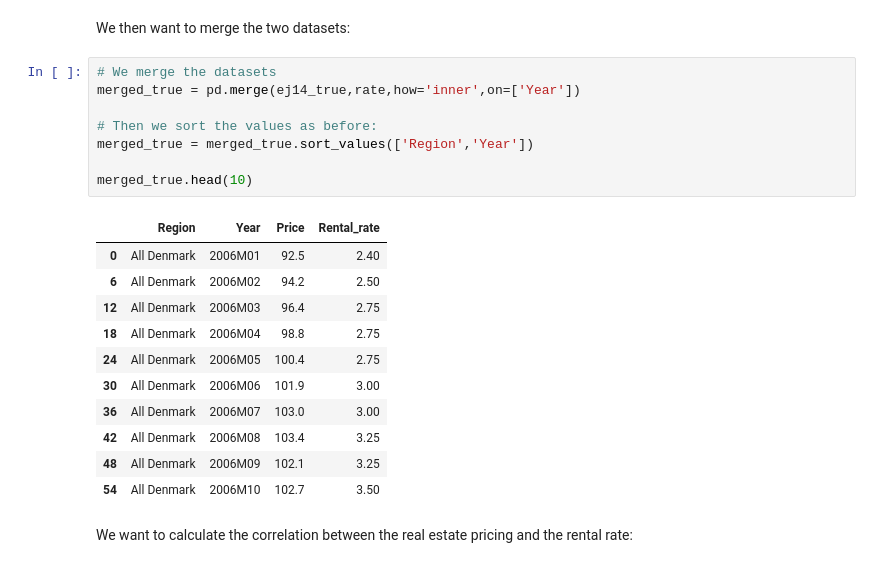
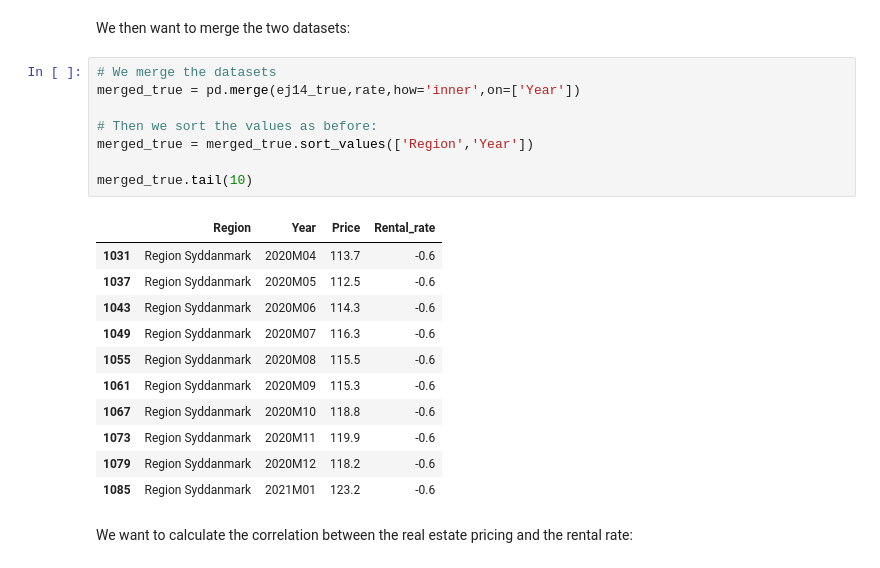
Before and after one commit to Frederikbr622/My-repository, a Jupyter notebook: Data-project.ipynb, the cells around one changed output. Cells and saved outputs as stored; diff of their text form.

```diff
--- a/Data-project.ipynb
+++ b/Data-project.ipynb
@@ -173,23 +175,23 @@ We then want to merge the two datasets:
 # %%
 # We merge the datasets
 merged_true = pd.merge(ej14_true,rate,how='inner',on=['Year'])
 
 # Then we sort the values as before:
 merged_true = merged_true.sort_values(['Region','Year'])
 
-merged_true.head(10)
+merged_true.tail(10)
 # %% [output]
 |  | Region | Year | Price | Rental_rate |
-| 0 | All Denmark | 2006M01 | 92.5 | 2.40 |
-| 6 | All Denmark | 2006M02 | 94.2 | 2.50 |
-| 12 | All Denmark | 2006M03 | 96.4 | 2.75 |
-| 18 | All Denmark | 2006M04 | 98.8 | 2.75 |
-| 24 | All Denmark | 2006M05 | 100.4 | 2.75 |
-| 30 | All Denmark | 2006M06 | 101.9 | 3.00 |
-| 36 | All Denmark | 2006M07 | 103.0 | 3.00 |
-| 42 | All Denmark | 2006M08 | 103.4 | 3.25 |
-| 48 | All Denmark | 2006M09 | 102.1 | 3.25 |
-| 54 | All Denmark | 2006M10 | 102.7 | 3.50 |
+| 1031 | Region Syddanmark | 2020M04 | 113.7 | -0.6 |
+| 1037 | Region Syddanmark | 2020M05 | 112.5 | -0.6 |
+| 1043 | Region Syddanmark | 2020M06 | 114.3 | -0.6 |
+| 1049 | Region Syddanmark | 2020M07 | 116.3 | -0.6 |
+| 1055 | Region Syddanmark | 2020M08 | 115.5 | -0.6 |
+| 1061 | Region Syddanmark | 2020M09 | 115.3 | -0.6 |
+| 1067 | Region Syddanmark | 2020M10 | 118.8 | -0.6 |
+| 1073 | Region Syddanmark | 2020M11 | 119.9 | -0.6 |
+| 1079 | Region Syddanmark | 2020M12 | 118.2 | -0.6 |
+| 1085 | Region Syddanmark | 2021M01 | 123.2 | -0.6 |
 # %% [markdown]
 We want to calculate the correlation between the real estate pricing and the rental rate:
 # %%
```
Also changed, not shown: parts of 5 cells of this notebook.
